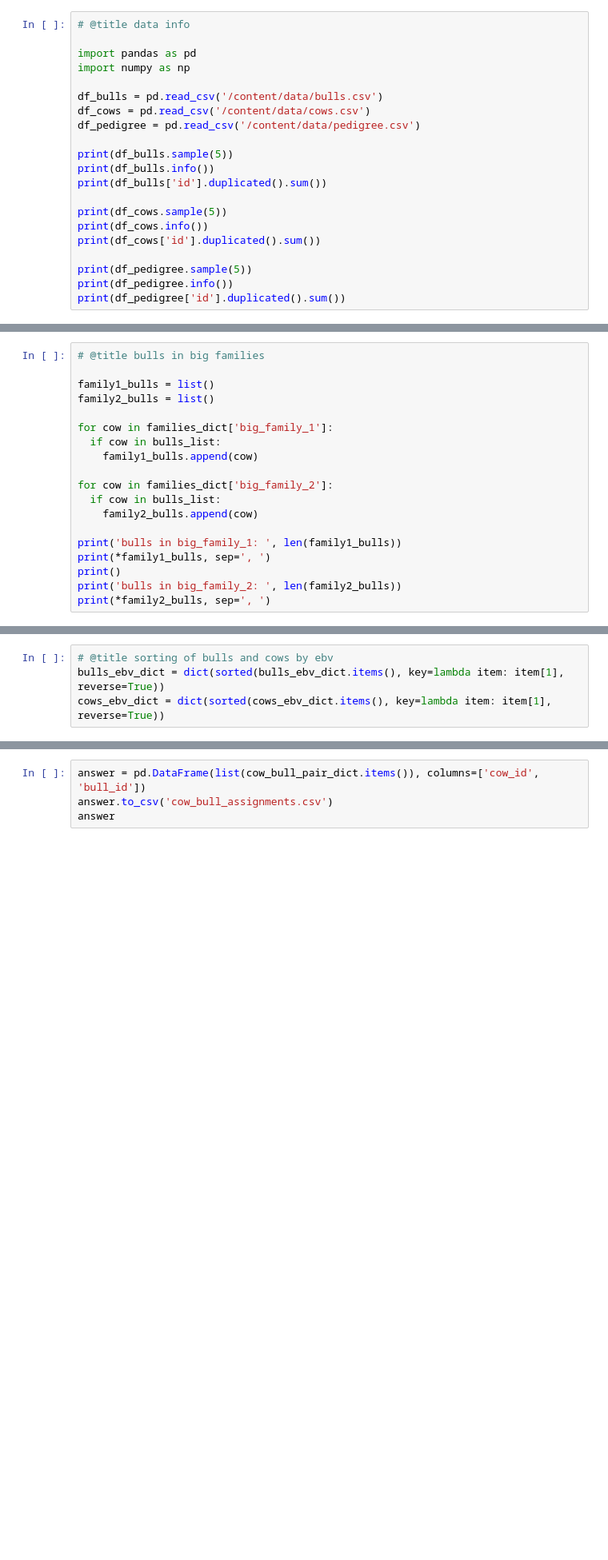
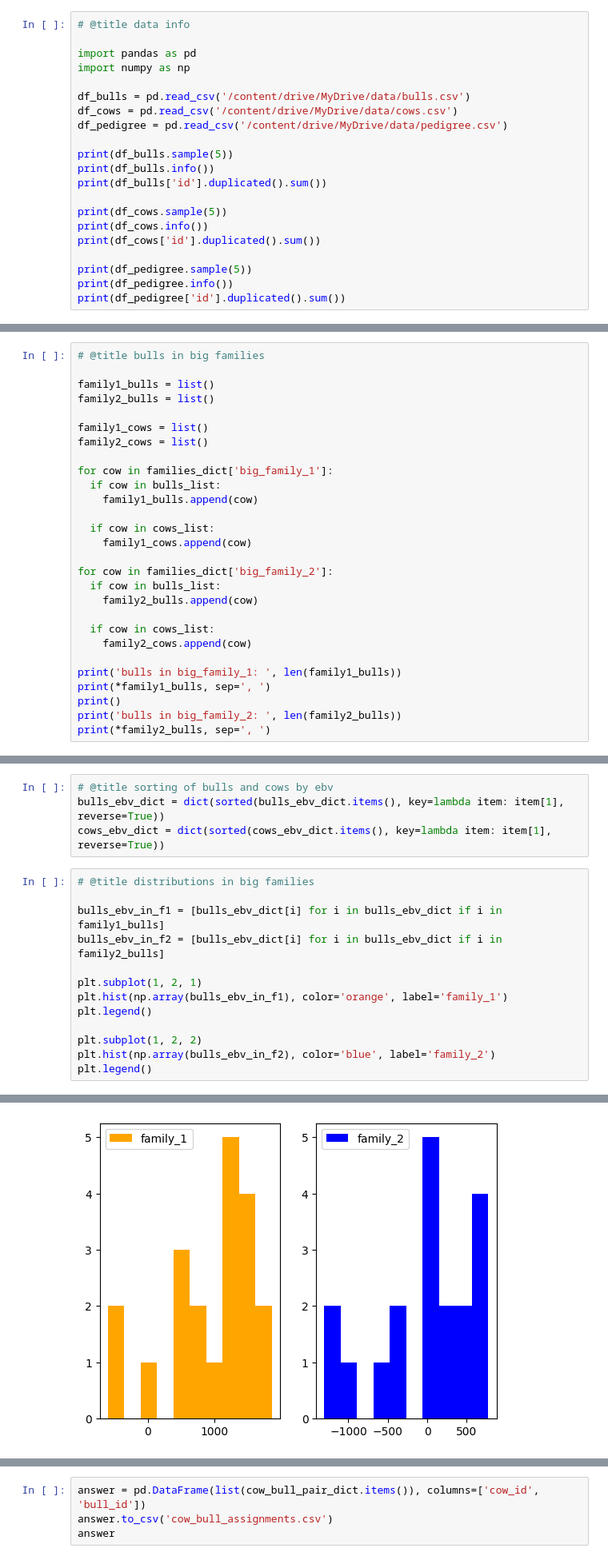
Before and after one commit to VladousSparrowous/cows_bulls_matching, a Jupyter notebook: COWHUB.ipynb, the cells around one changed output, grey strips where cells are left out. Shown at 80% size. Saved outputs shown, nothing was run; the diff lists cells and outputs as text; blank space fills up the shorter version.

```diff
--- a/COWHUB.ipynb
+++ b/COWHUB.ipynb
@@ -6,9 +6,9 @@
 import pandas as pd
 import numpy as np
 
-df_bulls = pd.read_csv('/content/data/bulls.csv')
-df_cows = pd.read_csv('/content/data/cows.csv')
-df_pedigree = pd.read_csv('/content/data/pedigree.csv')
+df_bulls = pd.read_csv('/content/drive/MyDrive/data/bulls.csv')
+df_cows = pd.read_csv('/content/drive/MyDrive/data/cows.csv')
+df_pedigree = pd.read_csv('/content/drive/MyDrive/data/pedigree.csv')
 
 print(df_bulls.sample(5))
 print(df_bulls.info())
@@ -284,13 +284,22 @@ del families_dict['US00000076236mergedoff']
 family1_bulls = list()
 family2_bulls = list()
 
+family1_cows = list()
+family2_cows = list()
+
 for cow in families_dict['big_family_1']:
   if cow in bulls_list:
     family1_bulls.append(cow)
 
+  if cow in cows_list:
+    family1_cows.append(cow)
+
 for cow in families_dict['big_family_2']:
   if cow in bulls_list:
     family2_bulls.append(cow)
+
+  if cow in cows_list:
+    family2_cows.append(cow)
 
 print('bulls in big_family_1: ', len(family1_bulls))
 print(*family1_bulls, sep=', ')
@@ -470,3 +479,17 @@ for cow in cows_ebv_dict:
 # @title sorting of bulls and cows by ebv
 bulls_ebv_dict = dict(sorted(bulls_ebv_dict.items(), key=lambda item: item[1], reverse=True))
 cows_ebv_dict = dict(sorted(cows_ebv_dict.items(), key=lambda item: item[1], reverse=True))
+# %%
+# @title distributions in big families
+
+bulls_ebv_in_f1 = [bulls_ebv_dict[i] for i in bulls_ebv_dict if i in family1_bulls]
+bulls_ebv_in_f2 = [bulls_ebv_dict[i] for i in bulls_ebv_dict if i in family2_bulls]
+
+plt.subplot(1, 2, 1)
+plt.hist(np.array(bulls_ebv_in_f1), color='orange', label='family_1')
+plt.legend()
+
+plt.subplot(1, 2, 2)
+plt.hist(np.array(bulls_ebv_in_f2), color='blue', label='family_2')
+plt.legend()
+# %% [output]
@@ -472,0 +497 @@ cows_ebv_dict = dict(sorted(cows_ebv_dict.items(), key=lambda item: item[1], rev
+[figure, added]
```
Also changed, not shown: parts of 7 cells of this notebook.
